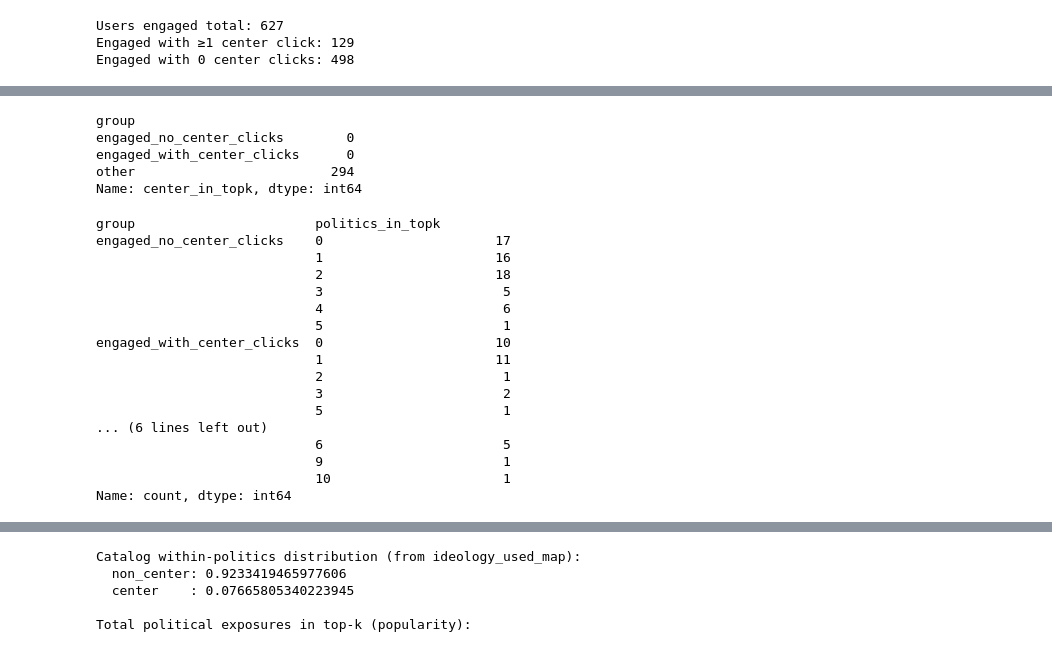
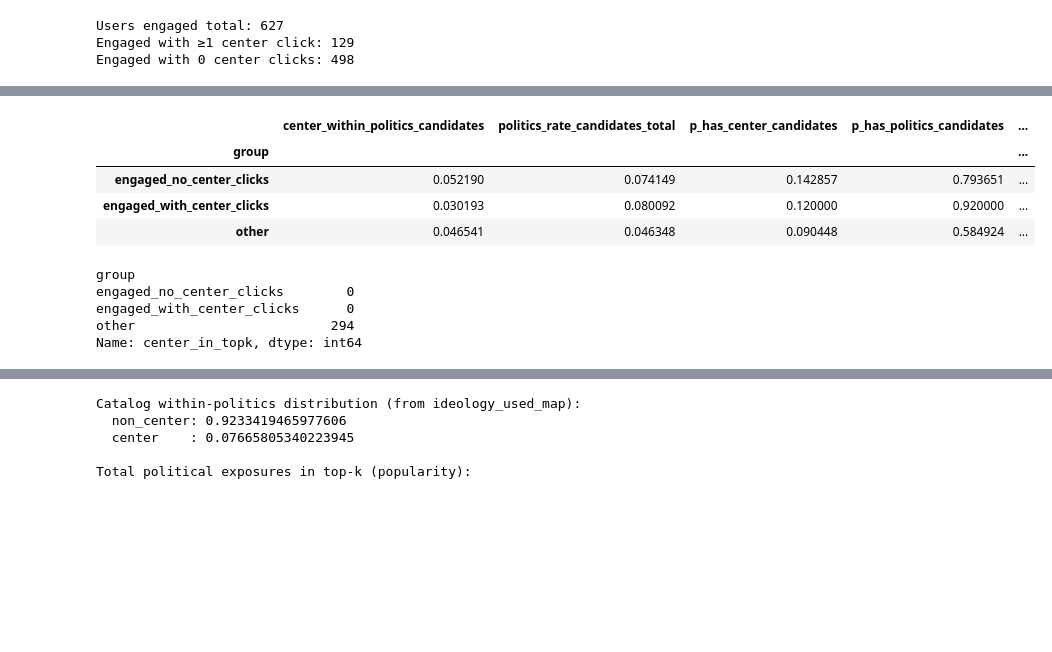
Before and after one commit to joanapimenta27/IAS_Project, a Jupyter notebook: notebooks/07_ideology_bias_and_reinforcement.ipynb, the cells around one changed output, grey strips where cells are left out. Saved outputs shown, nothing was run; the diff lists cells and outputs as text; code cells hidden in the pictures; blank space fills up the shorter version.

```diff
--- a/notebooks/07_ideology_bias_and_reinforcement.ipynb
+++ b/notebooks/07_ideology_bias_and_reinforcement.ipynb
@@ -508,3 +774,29 @@ Preference baseline: category + ideology (grouped):
+# %%
+K = 10
+MAX_IMP = 20000
+
+topk_pop = topk_ideology_metrics_grouped(pop_score_fn, k=K, max_impressions=MAX_IMP)
+
+comp = pd.DataFrame({
+    "center_within_politics_candidates": full_slate.groupby("group")["center_within_politics"].mean(),
+    "politics_rate_candidates_total": full_slate.groupby("group")["pol_rate_total"].mean(),
+    "p_has_center_candidates": full_slate.groupby("group")["has_any_center"].mean(),
+    "p_has_politics_candidates": full_slate.groupby("group")["has_any_politics"].mean(),
+
+    "noncenter_within_politics_topk": topk_pop.groupby("group")["noncenter_within_politics_topk"].mean(),
+    "politics_share_topk": topk_pop.groupby("group")["politics_share_topk"].mean(),
+}).sort_index()
+
+comp["center_within_politics_topk"] = 1.0 - comp["noncenter_within_politics_topk"]
+comp["center_drop_pp"] = (comp["center_within_politics_candidates"] - comp["center_within_politics_topk"]) * 100
+
+display(comp)
+# %% [output]
+|  | center_within_politics_candidates | politics_rate_candidates_total | p_has_center_candidates | p_has_politics_candidates | ... |
+| group |  |  |  |  | ... |
+| engaged_no_center_clicks | 0.052190 | 0.074149 | 0.142857 | 0.793651 | ... |
+| engaged_with_center_clicks | 0.030193 | 0.080092 | 0.120000 | 0.920000 | ... |
+| other | 0.046541 | 0.046348 | 0.090448 | 0.584924 | ... |
 # %%
 for df in [topk_pop, topk_cat]:
     df["center_in_topk"] = df["politics_in_topk"] - df["noncenter_in_topk"]
@@ -517,24 +809,3 @@ engaged_no_center_clicks        0
 engaged_with_center_clicks      0
 other                         294
 Name: center_in_topk, dtype: int64
-# %%
-topk_pop.groupby("group")["politics_in_topk"].value_counts().sort_index()
-topk_cat.groupby("group")["politics_in_topk"].value_counts().sort_index()
-# %% [output]
-group                       politics_in_topk
-engaged_no_center_clicks    0                      17
-                            1                      16
-                            2                      18
-                            3                       5
-                            4                       6
-                            5                       1
-engaged_with_center_clicks  0                      10
-                            1                      11
-                            2                       1
-                            3                       2
-                            5                       1
-... (6 lines left out)
-                            6                       5
-                            9                       1
-                            10                      1
-Name: count, dtype: int64
```
Also changed, not shown: parts of 70 cells of this notebook, 2 other files.
